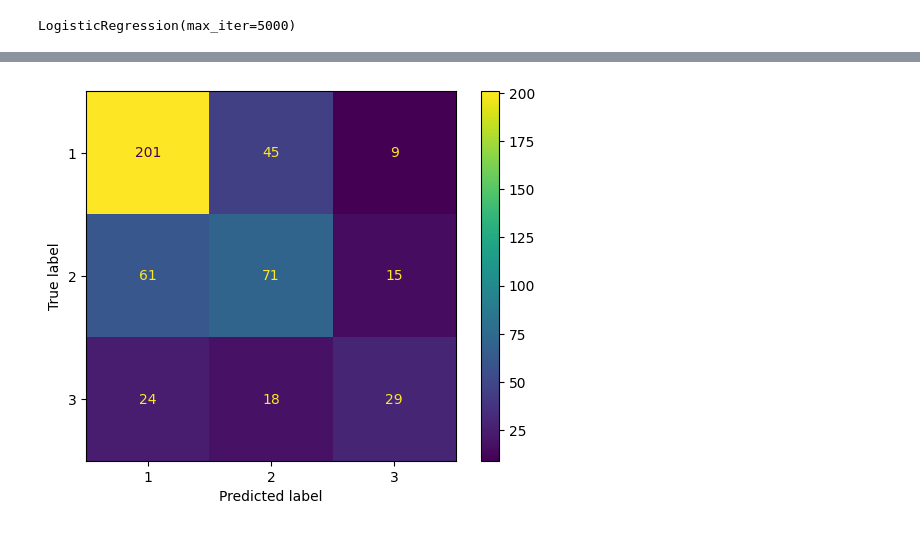
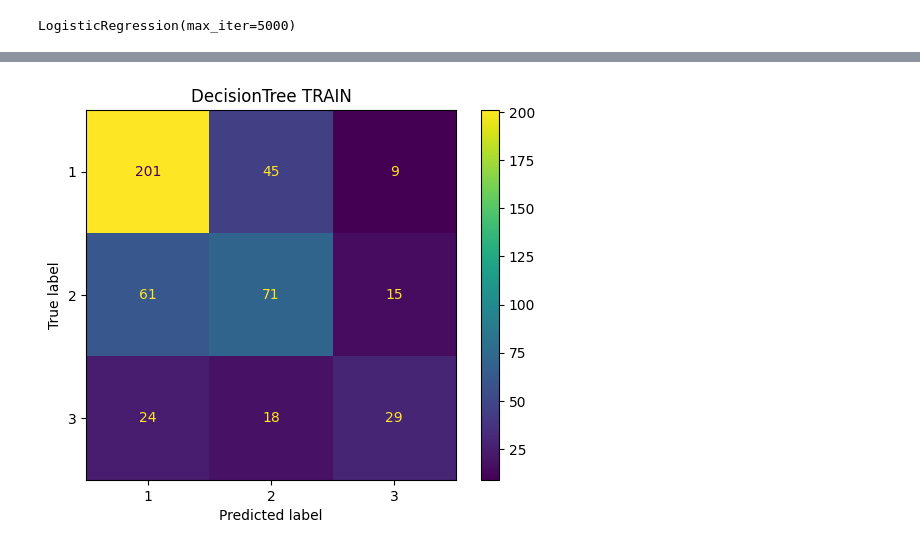
Before and after one commit to piotrkm/dengue_data_repo, a Jupyter notebook: DENGUE_project_grupa_01_klasyfikacja.ipynb, the cells around one changed output, grey strips where cells are left out. Cells and saved outputs as stored; diff of their text form; code cells hidden in the pictures.

```diff
--- a/DENGUE_project_grupa_01_klasyfikacja.ipynb
+++ b/DENGUE_project_grupa_01_klasyfikacja.ipynb
@@ -120,7 +120,7 @@ from sklearn.preprocessing import StandardScaler, MinMaxScaler
 scaler = StandardScaler()
 #scaler = MinMaxScaler()
 
-scaler.fit(X)
+scaler.fit(X_train)
 
 X_train = pd.DataFrame(scaler.transform(X_train), columns=X_train.columns)
 X_test = pd.DataFrame(scaler.transform(X_test), columns=X_test.columns)
@@ -183,0 +238,3 @@ plt.show()
+# %%
+model_DT = DecisionTreeClassifier(max_depth=7)
+model_DT.fit(X_train, y_train)
@@ -184,5 +252,7 @@ plt.show()
 # %%
 ConfusionMatrixDisplay.from_estimator(model_LR, X_train, y_train)
+plt.title('DecisionTree TRAIN')
+
 plt.show()
 # %% [output]
-[figure, old version]
+[figure, new version]
```
Also changed, not shown: parts of 17 cells of this notebook.
